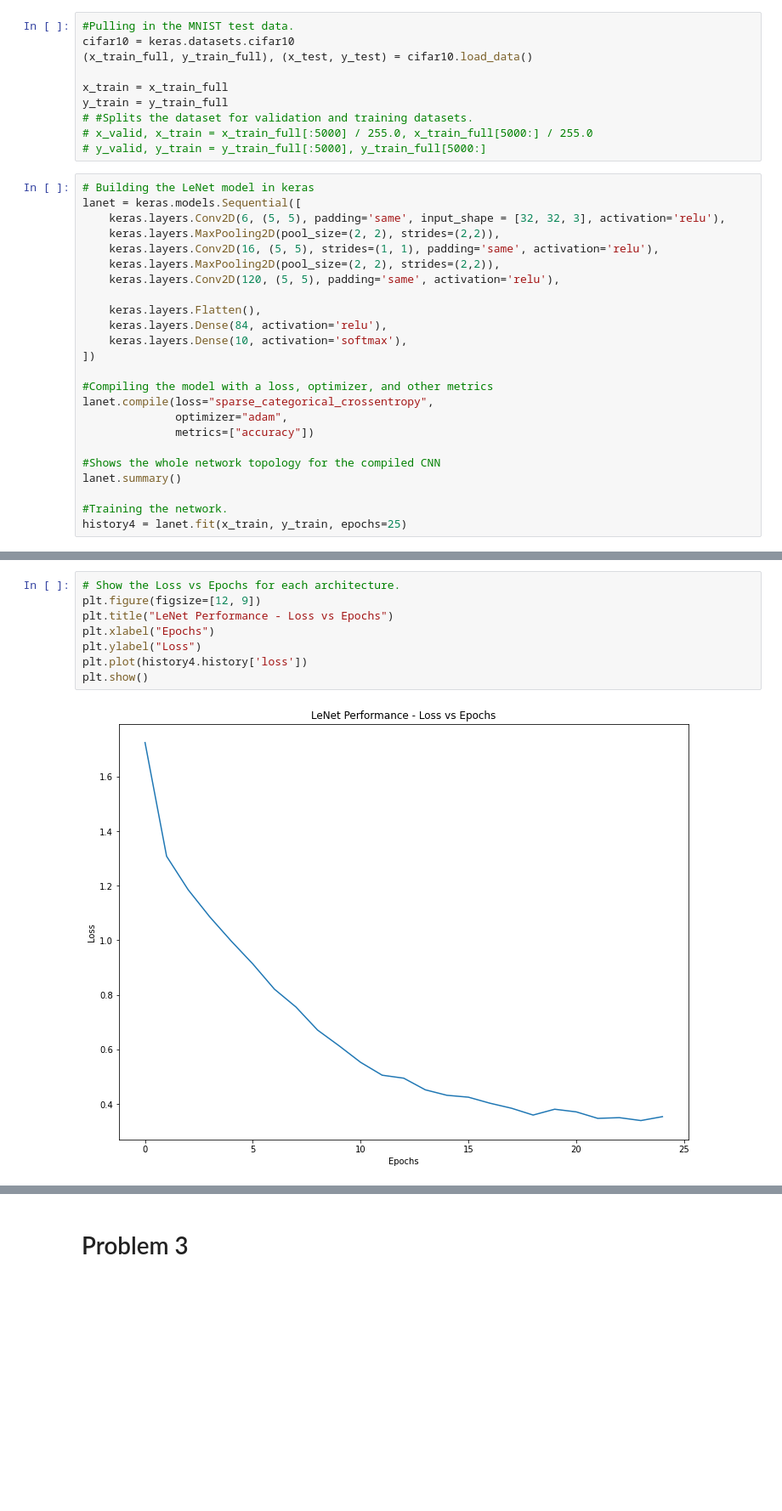
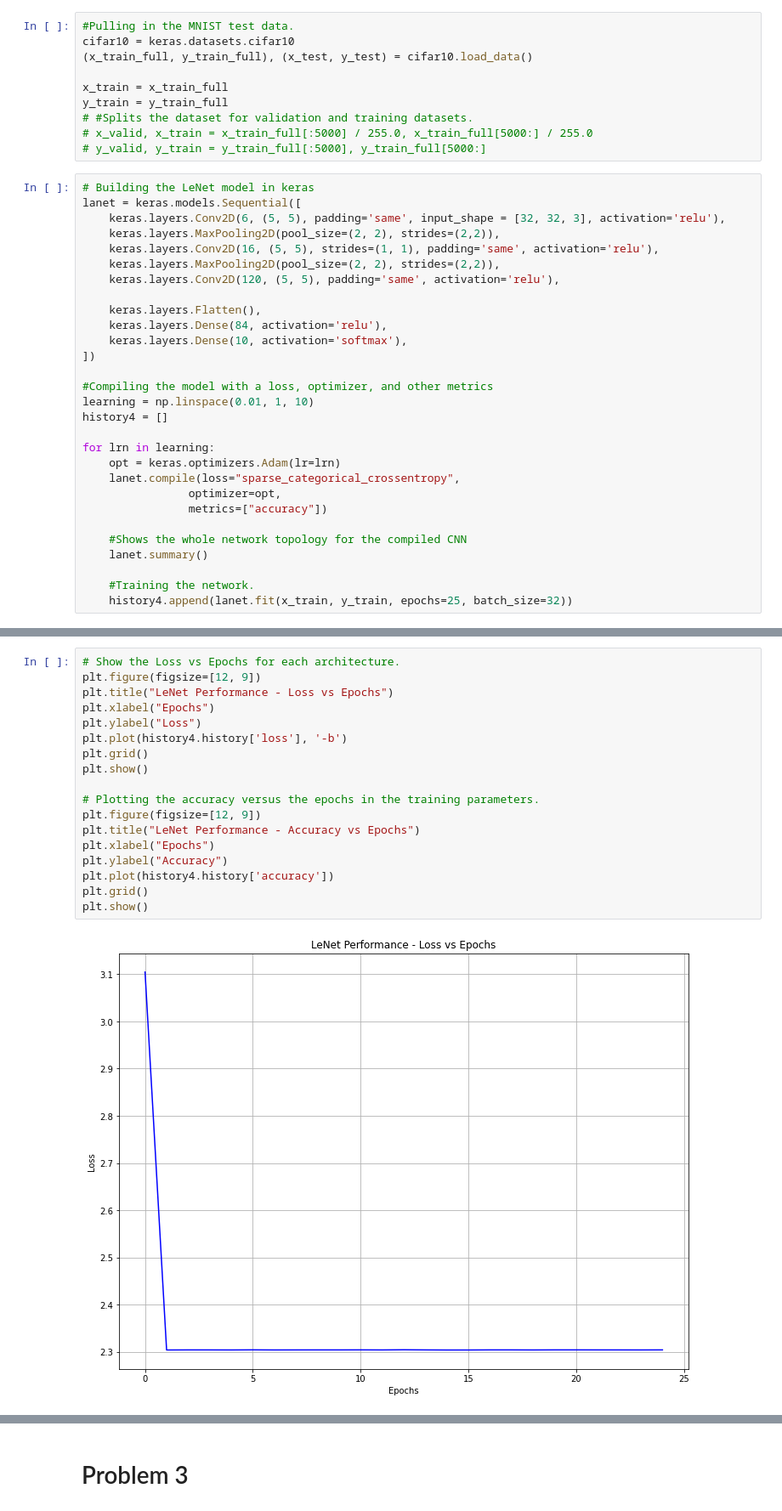
Before and after one commit to lrburle/ML_Asssignment3, a Jupyter notebook: assign_3.ipynb, the cells around one changed output, grey strips where cells are left out. Shown: that part at 85% size. Saved outputs shown, nothing was run; the diff lists cells and outputs as text; blank space fills up the shorter version.

```diff
--- a/assign_3.ipynb
+++ b/assign_3.ipynb
@@ -190,13 +265,18 @@ lanet = keras.models.Sequential([
 ])
 
 #Compiling the model with a loss, optimizer, and other metrics
-lanet.compile(loss="sparse_categorical_crossentropy",
-              optimizer="adam",
-              metrics=["accuracy"])
+learning = np.linspace(0.01, 1, 10)
+history4 = []
 
-#Shows the whole network topology for the compiled CNN
-lanet.summary()
+for lrn in learning:
+    opt = keras.optimizers.Adam(lr=lrn)
+    lanet.compile(loss="sparse_categorical_crossentropy",
+                optimizer=opt,
+                metrics=["accuracy"])
 
-#Training the network.
-history4 = lanet.fit(x_train, y_train, epochs=25)
+    #Shows the whole network topology for the compiled CNN
+    lanet.summary()
+
+    #Training the network.
+    history4.append(lanet.fit(x_train, y_train, epochs=25, batch_size=32))
 # %% [output]
@@ -264,10 +300,20 @@ Epoch 25/25
 # %%
 # Show the Loss vs Epochs for each architecture.
 plt.figure(figsize=[12, 9])
 plt.title("LeNet Performance - Loss vs Epochs")
 plt.xlabel("Epochs")
 plt.ylabel("Loss")
-plt.plot(history4.history['loss'])
+plt.plot(history4.history['loss'], '-b')
+plt.grid()
 plt.show()
+
+# Plotting the accuracy versus the epochs in the training parameters.
+plt.figure(figsize=[12, 9])
+plt.title("LeNet Performance - Accuracy vs Epochs")
+plt.xlabel("Epochs")
+plt.ylabel("Accuracy")
+plt.plot(history4.history['accuracy'])
+plt.grid()
+plt.show()
 # %% [output]
-[figure, old version]
+[figure, new version]
```
Also changed, not shown: parts of 10 cells of this notebook.
